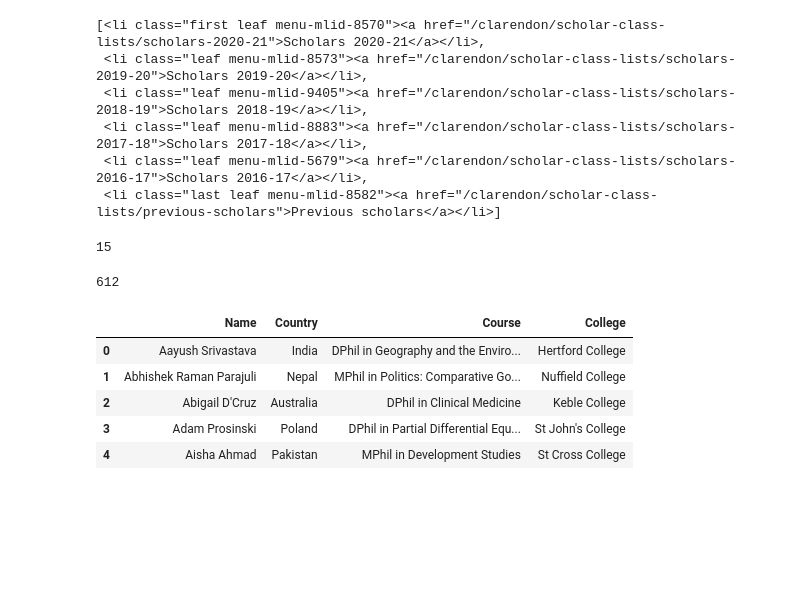
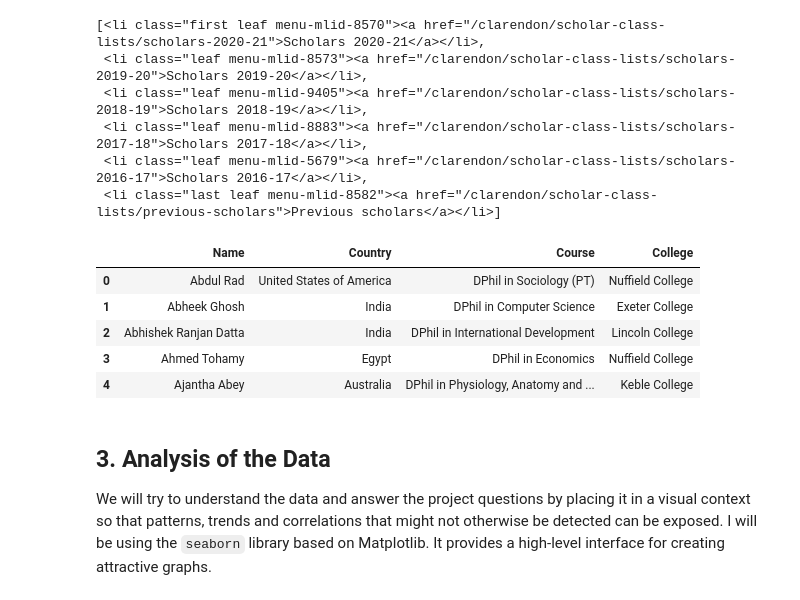
Before and after one commit to decorouz/GettingData-Projects, a Jupyter notebook: intro_to_web_scrapping/Clarendon Scholars.ipynb, the cells around one changed output. Drawn from its saved outputs; the diff is of its cells as text; code cells hidden in the pictures; blank space fills up the shorter version.

Commit message:
Update generate df function

```diff
--- a/intro_to_web_scrapping/Clarendon Scholars.ipynb
+++ b/intro_to_web_scrapping/Clarendon Scholars.ipynb
@@ -69,7 +74,7 @@ page_content
 </nav>
 # %%
 # Grab the list to all the page content
-all_pages = page_text.find_all("li")
+all_pages = page_content.find_all("li")
 all_pages
 # %% [output]
 [<li class="first leaf menu-mlid-8570"><a href="/clarendon/scholar-class-lists/scholars-2020-21">Scholars 2020-21</a></li>,
@@ -79,16 +84,23 @@ all_pages
  <li class="leaf menu-mlid-5679"><a href="/clarendon/scholar-class-lists/scholars-2016-17">Scholars 2016-17</a></li>,
  <li class="last leaf menu-mlid-8582"><a href="/clarendon/scholar-class-lists/previous-scholars">Previous scholars</a></li>]
 # %%
-# Function that generate all the scholars from the content page
-def generate_dataframe(pages):
-    df = pd.DataFrame()
+# Function that generate all the scholars from the web page page
+def generate_df(pages):
+    clanderon_df = pd.DataFrame(columns=["Name", "Country", "Course", "College"])
     for i in range(len(all_pages)):
         query = "-".join(all_pages[i].string.split(" "))
         page_url = f"https://www.ox.ac.uk/clarendon/scholar-class-lists/{query}"
 
         page = requests.get(page_url, headers=headers).text
-        doc = BeautifulSoup(page, "html5lib")
+        soup = BeautifulSoup(page, "html5lib")
 
-        tables1 = doc.find_all("table", class_="sort-table table-striping")
-        df  = pd.read_html(str(tables1), flavor="bs4")
-    return df
+        for row in soup.find("tbody").find_all("tr"):
+            col = row.find_all("td")
+            name = col[0].text
+            country = col[1].text
+            course = col[2].text
+            college = col[3].text
+
+            clanderon_df = clanderon_df.append({"Name": name, "Country":country, "Course":course, "College":college},
+                                               ignore_index=True)
+    return clanderon_df
@@ -98,21 +107,9 @@ list_of_scholars = generate_dataframe(all_pages)
-# %%
-len(list_of_scholars)
-# %% [output]
-15
-# %%
-# verify the total numbers of scholars to date
-total_scholars = sum([len(list_of_scholars[i]) for i in range(len(list_of_scholars))])
-total_scholars
-# %% [output]
-612
-# %%
-# Create scholar Dataframe for further analysis
-scholars_df = pd.concat(list_of_scholars, ignore_index=True)
-scholars_df.head()
-# %% [output]
-|  | Name | Country | Course | College |
-| 0 | Aayush Srivastava | India | DPhil in Geography and the Enviro... | Hertford College |
-| 1 | Abhishek Raman Parajuli | Nepal | MPhil in Politics: Comparative Go... | Nuffield College |
-| 2 | Abigail D'Cruz | Australia | DPhil in Clinical Medicine | Keble College |
-| 3 | Adam Prosinski | Poland | DPhil in Partial Differential Equ... | St John's College |
-| 4 | Aisha Ahmad | Pakistan | MPhil in Development Studies | St Cross College |
+# %%
+scholars = generate_df(all_pages).head()
+# %% [output]
+|  | Name | Country | Course | College |
+| 0 | Abdul Rad | United States of America | DPhil in Sociology (PT) | Nuffield College |
+| 1 | Abheek Ghosh | India | DPhil in Computer Science | Exeter College |
+| 2 | Abhishek Ranjan Datta | India | DPhil in International Development | Lincoln College |
+| 3 | Ahmed Tohamy | Egypt | DPhil in Economics | Nuffield College |
+| 4 | Ajantha Abey | Australia | DPhil in Physiology, Anatomy and ... | Keble College |
@@ -123,0 +122,4 @@ scholars_df.to_excel("clarendon-scholar-class-lists.xlsx", index=False)
+# %% [markdown]
+## 3. Analysis of the Data
+
+We will try to understand the data and answer the project questions by placing it in a visual context so that patterns, trends and correlations that might not otherwise be detected can be exposed. I will be using the `seaborn` library based on Matplotlib. It provides a high-level interface for creating attractive graphs.
```
Also changed, not shown: parts of 18 cells of this notebook.
